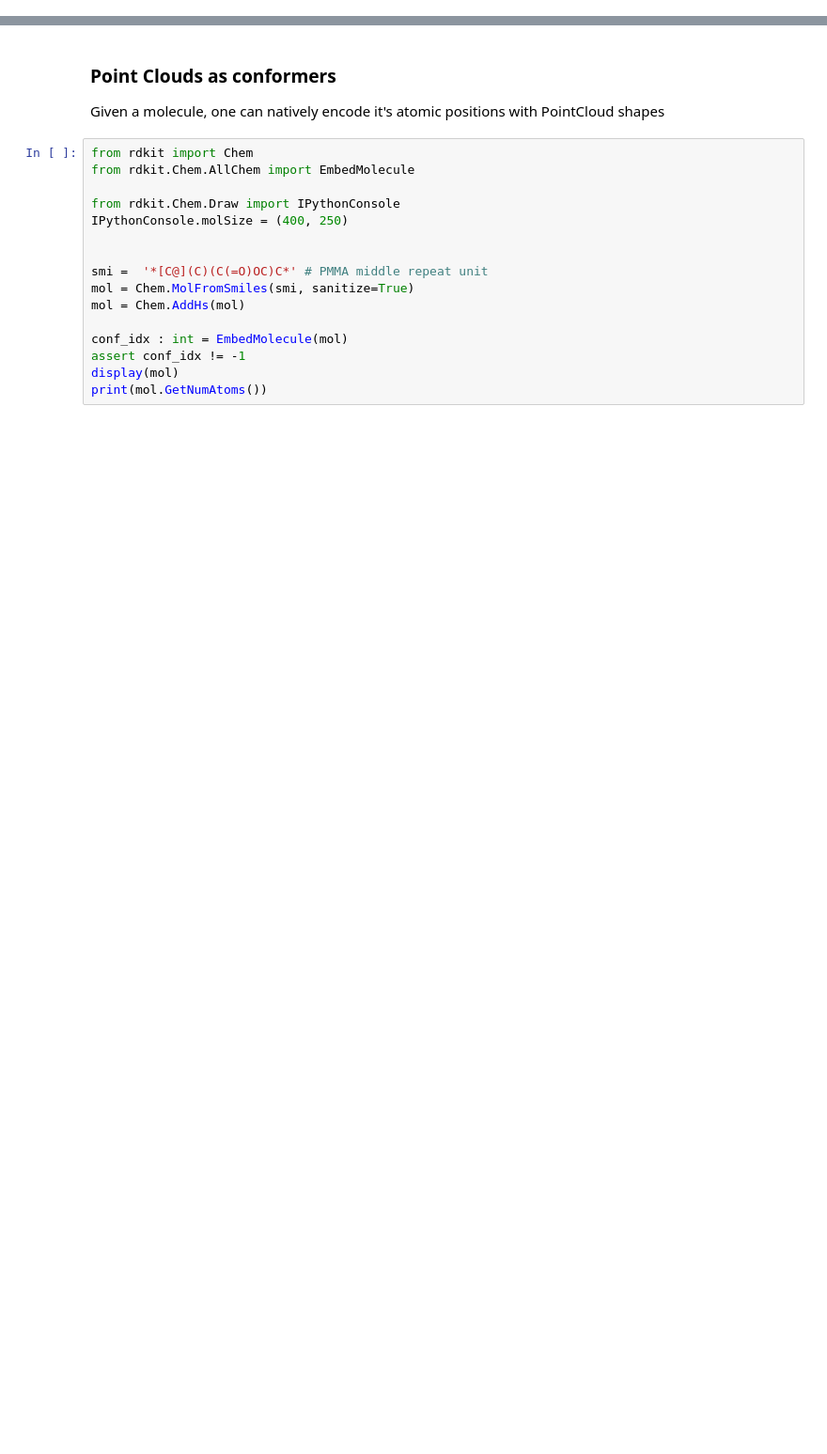
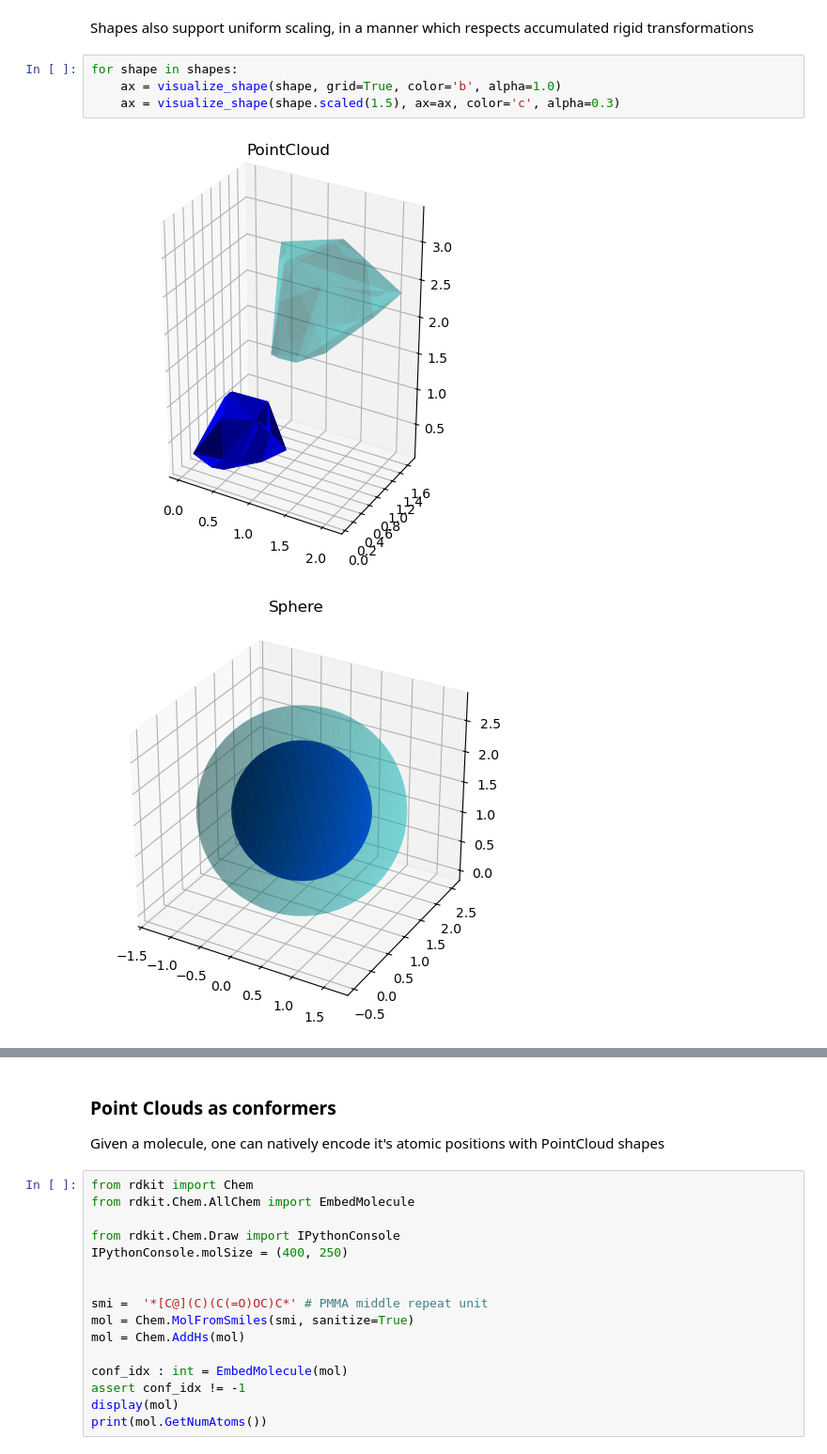
Before and after one commit to MuPT-hub/mupt-examples, a Jupyter notebook: examples_repr/mupt_shapes.ipynb, the cells around one changed output, grey strips where cells are left out. Shown at 94% size. Saved outputs shown, nothing was run; the diff lists cells and outputs as text; blank space fills up the shorter version.

Commit message:
Demonstrated scaling, excised cylinder internals

```diff
--- a/examples_repr/mupt_shapes.ipynb
+++ b/examples_repr/mupt_shapes.ipynb
@@ -40,0 +41,9 @@ for shape in shapes:
+# %% [markdown]
+Shapes also support uniform scaling, in a manner which respects accumulated rigid transformations
+# %%
+for shape in shapes:
+    ax = visualize_shape(shape, grid=True, color='b', alpha=1.0)
+    ax = visualize_shape(shape.scaled(1.5), ax=ax, color='c', alpha=0.3)
+# %% [output]
+[figure, added]
+[figure, added]
```
Also changed, not shown: parts of 10 cells of this notebook, 3 other files.
